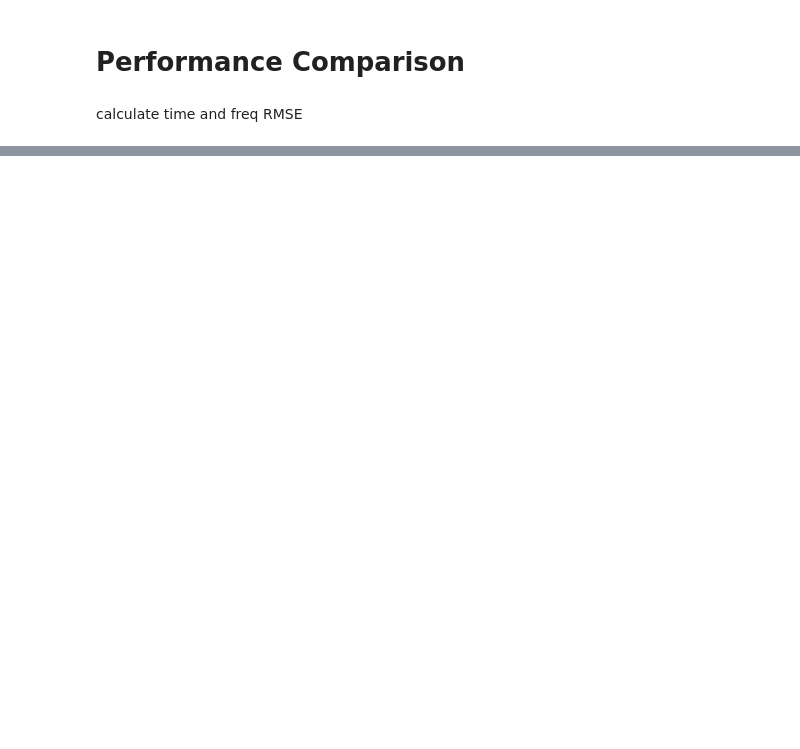
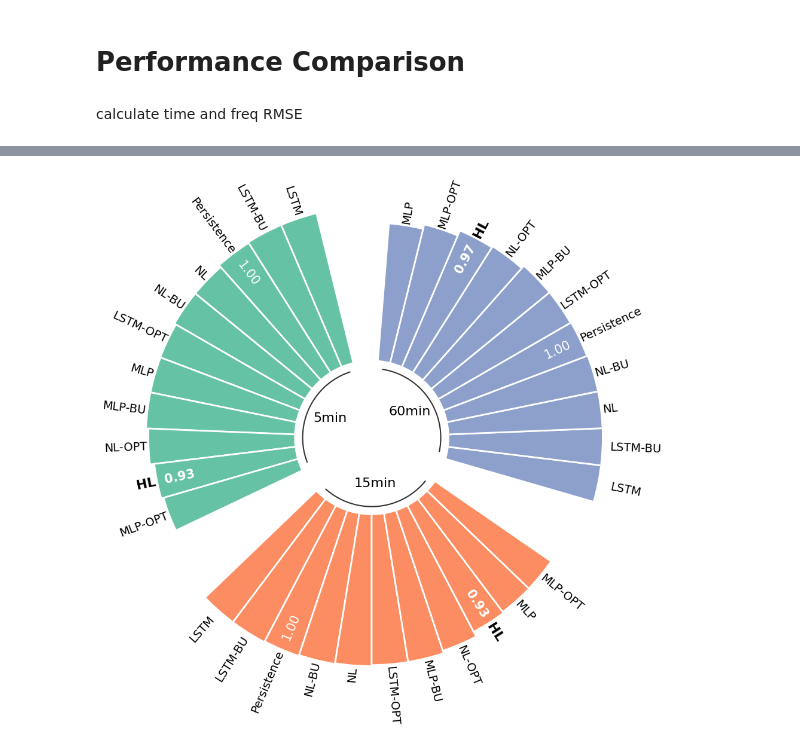
Before and after one commit to WillWang1113/MultiresolutionForecasting, a Jupyter notebook: 02-Test.ipynb, the cells around one changed output, grey strips where cells are left out. Drawn from its saved outputs; the diff is of its cells as text; code cells hidden in the pictures; blank space fills up the shorter version.

```diff
--- a/02-Test.ipynb
+++ b/02-Test.ipynb
@@ -1445,0 +222,79 @@ sns.boxplot(df)
+# %%
+df_sorted = (
+    df
+    .groupby(["avg_terms"])
+    .apply(lambda x: x.sort_values(["value"], ascending = False))
+    .reset_index(drop=True)
+)
+VALUES = df_sorted["value"].values
+LABELS = df_sorted["methods"].values
+GROUP = df_sorted["avg_terms"].values
+
+PAD = 2
+ANGLES_N = len(VALUES) + PAD * len(np.unique(GROUP))
+
+start = 0
+ANGLES = np.linspace(start, 2 * np.pi+start, num=ANGLES_N, endpoint=False)
+WIDTH = (2 * np.pi) / len(ANGLES)
+
+GROUPS_SIZE = [len(i[1]) for i in df.groupby("avg_terms")]
+
+offset = 0
+IDXS = []
+for size in GROUPS_SIZE:
+    IDXS += list(range(offset + PAD, offset + size + PAD))
+    offset += size + PAD
+fig, ax = plt.subplots(figsize=(10, 10), subplot_kw={"projection": "polar"})
+
+ax.set_theta_offset(OFFSET)
+ax.set_ylim(-0.5,1)
+# ax.set_ylim(-0.3,0.6)
+ax.set_frame_on(False)
+ax.xaxis.grid(False)
+ax.yaxis.grid(False)
+ax.set_xticks([])
+ax.set_yticks([])
+
+GROUPS_SIZE = [len(i[1]) for i in df.groupby("avg_terms")]
+COLORS = [plt.get_cmap("Set2").colors[i] for i, size in enumerate(GROUPS_SIZE) for _ in range(size)]
+
+# Add bars to represent ...
+OFFSET = np.pi/2
+ax.set_theta_offset(OFFSET)
+ax.bar(
+    ANGLES[IDXS], VALUES, width=WIDTH, color=COLORS,
+    edgecolor="white", linewidth=2
+)
+
+add_model_labels(ANGLES[IDXS], VALUES, LABELS, OFFSET, ax)
+add_number_labels(ANGLES[IDXS], VALUES, LABELS, OFFSET, ax)
+# print(ANGLES)
+# print(PAD)
+
+offset = 0
+
+for group, size in zip(["5min", "15min", "60min"], GROUPS_SIZE):
+    # Add line below bars
+    x1 = np.linspace(ANGLES[offset + PAD], ANGLES[offset + size + PAD - 1], num=50)
+    ax.plot(x1, [-0.05] * 50, color="#333333")
+
+    # Add text to indicate group
+    ax.text(
+        np.mean(x1), -0.2, group, fontsize=16, ha="center", va="center"
+        # np.mean(x1), -0.125, group, fontsize=14, ha="center", va="center"
+    )
+
+    # # Add reference lines at 20, 40, 60, and 80
+    # x2 = np.linspace(ANGLES[offset+PAD],ANGLES[offset + size + 1],  num=50)
+    # x2 = np.linspace(ANGLES[offset], ANGLES[offset + PAD - 1], num=50)
+    # ax.plot(x2, [1.5] * 50, color="#bebebe", lw=0.8)
+    # ax.plot(x2, [0.04] * 50, color="#bebebe", lw=0.8)
+    # ax.plot(x2, [0.06] * 50, color="#bebebe", lw=0.8)
+    # ax.plot(x2, [0.08] * 50, color="#bebebe", lw=0.8)
+
+    offset += size + PAD
+# fig.savefig("savings/load.pdf",bbox_inches="tight")
+# fig.savefig("savings/wind.pdf",bbox_inches="tight")
+# fig.savefig("savings/single_res_costs.pdf",bbox_inches="tight")
+# %% [output]
+[figure, added]
```
Also changed, not shown: parts of 40 cells of this notebook, 24 other files.
